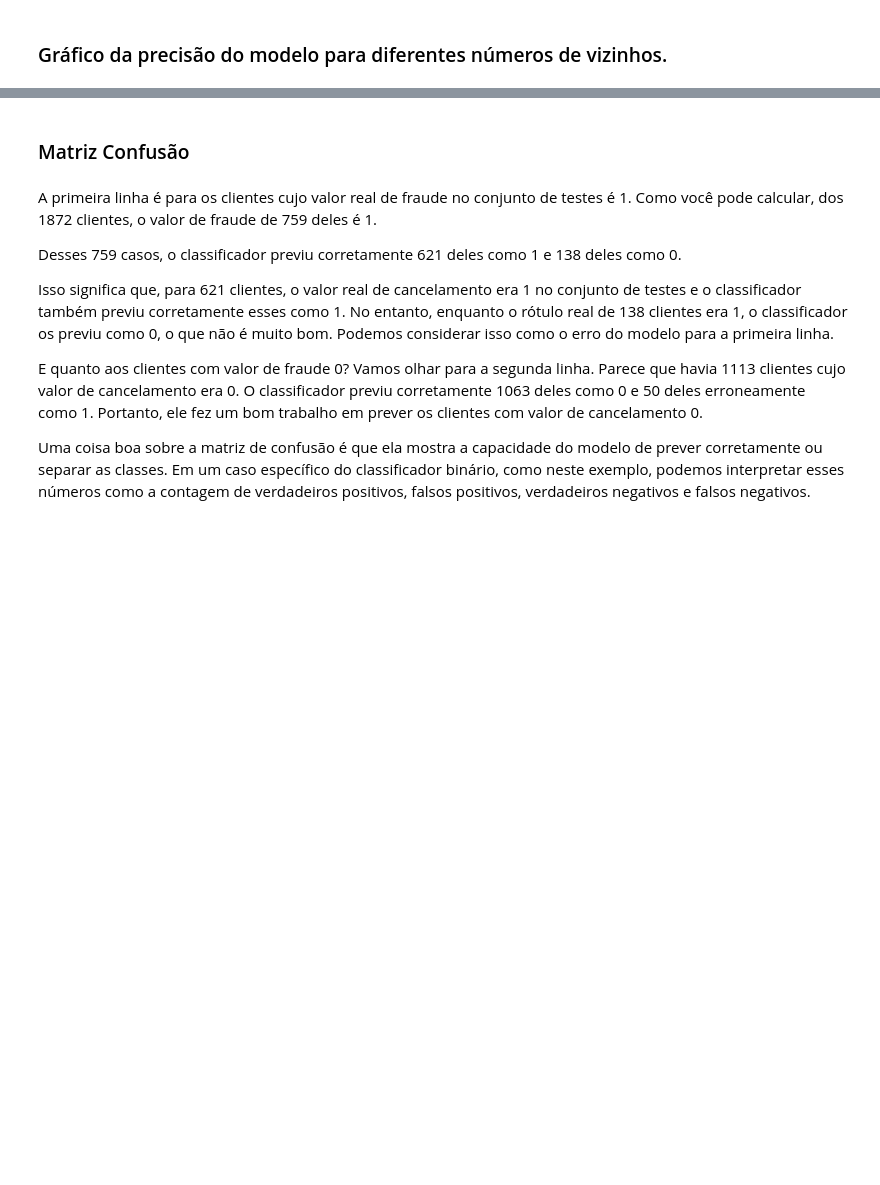
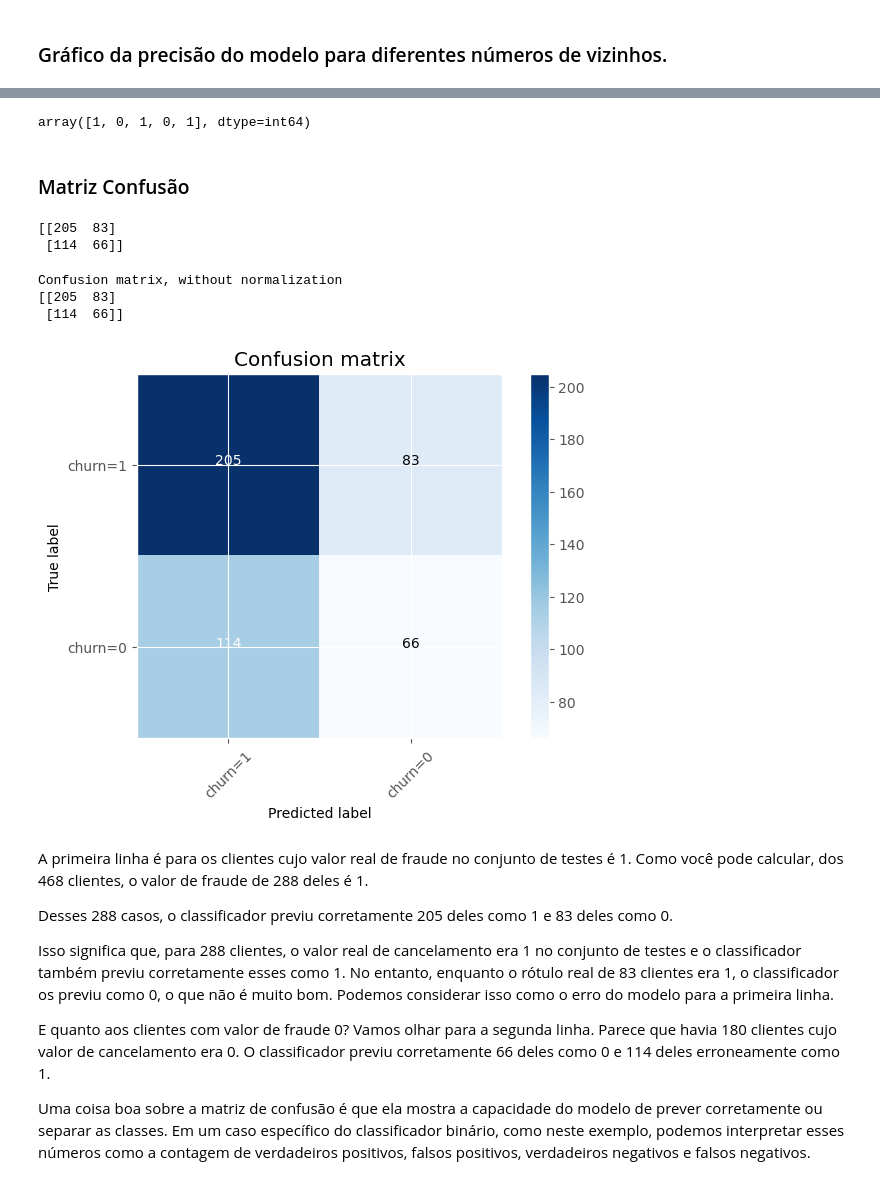
Before and after one commit to kevinTohounke/trabalhoDeConclusaoDeCurso, a Jupyter notebook: Money_laundering.ipynb, the cells around one changed output, grey strips where cells are left out. Drawn from its saved outputs; the diff is of its cells as text; code cells hidden in the pictures; blank space fills up the shorter version.

```diff
--- a/Money_laundering.ipynb
+++ b/Money_laundering.ipynb
@@ -594,3 +605,12 @@ A melhor precisão é de 0.8376068376068376 com o valor de k= 7
+# %%
+k = 7
+#Train Model and Predict
+neigh = KNeighborsClassifier(n_neighbors = k).fit(X_train_norm,y_train)
+neigh
+yhat = neigh.predict(X_test_norm)
+yhat[0:5]
+# %% [output]
+array([1, 0, 1, 0, 1], dtype=int64)
 # %% [markdown]
 ### Matriz Confusão
 # %%
@@ -629,17 +649,34 @@ def plot_confusion_matrix(cm, classes,
     plt.tight_layout()
     plt.ylabel('True label')
     plt.xlabel('Predicted label')
-#print(confusion_matrix(y_test, yhat, labels=[1,0]))
+print(confusion_matrix(y_test, yhat, labels=[1,0]))
+# %% [output]
+[[205  83]
+ [114  66]]
+# %%
+# Compute confusion matrix
+cnf_matrix = confusion_matrix(y_test, yhat, labels=[1,0])
+np.set_printoptions(precision=2)
+
+
+# Plot non-normalized confusion matrix
+plt.figure()
+plot_confusion_matrix(cnf_matrix, classes=['churn=1','churn=0'],normalize= False,  title='Confusion matrix')
+# %% [output]
+Confusion matrix, without normalization
+[[205  83]
+ [114  66]]
+[figure, added]
 # %% [markdown]
 A primeira linha é para os clientes cujo valor real de fraude no conjunto de testes é 1.
-Como você pode calcular, dos 1872 clientes, o valor de fraude de 759 deles é 1.
+Como você pode calcular, dos 468 clientes, o valor de fraude de 288 deles é 1.
 
-Desses 759 casos, o classificador previu corretamente 621 deles como 1 e 138 deles como 0.
+Desses 288 casos, o classificador previu corretamente 205 deles como 1 e 83 deles como 0.
 
-Isso significa que, para 621 clientes, o valor real de cancelamento era 1 no conjunto de testes e o classificador também previu corretamente esses como 1. No entanto, enquanto o rótulo real de 138 clientes era 1, o classificador os previu como 0, o que não é muito bom. Podemos considerar isso como o erro do modelo para a primeira linha.
+Isso significa que, para 288 clientes, o valor real de cancelamento era 1 no conjunto de testes e o classificador também previu corretamente esses como 1. No entanto, enquanto o rótulo real de 83 clientes era 1, o classificador os previu como 0, o que não é muito bom. Podemos considerar isso como o erro do modelo para a primeira linha.
 
 E quanto aos clientes com valor de fraude 0? Vamos olhar para a segunda linha.
-Parece que havia 1113 clientes cujo valor de cancelamento era 0.
-O classificador previu corretamente 1063 deles como 0 e 50 deles erroneamente como 1. Portanto, ele fez um bom trabalho em prever os clientes com valor de cancelamento 0.
+Parece que havia 180 clientes cujo valor de cancelamento era 0.
+O classificador previu corretamente 66 deles como 0 e 114 deles erroneamente como 1.
 
 Uma coisa boa sobre a matriz de confusão é que ela mostra a capacidade do modelo de prever corretamente ou separar as classes. Em um caso específico do classificador binário, como neste exemplo, podemos interpretar esses números como a contagem de verdadeiros positivos, falsos positivos, verdadeiros negativos e falsos negativos.
```
Also changed, not shown: parts of 17 cells of this notebook.
